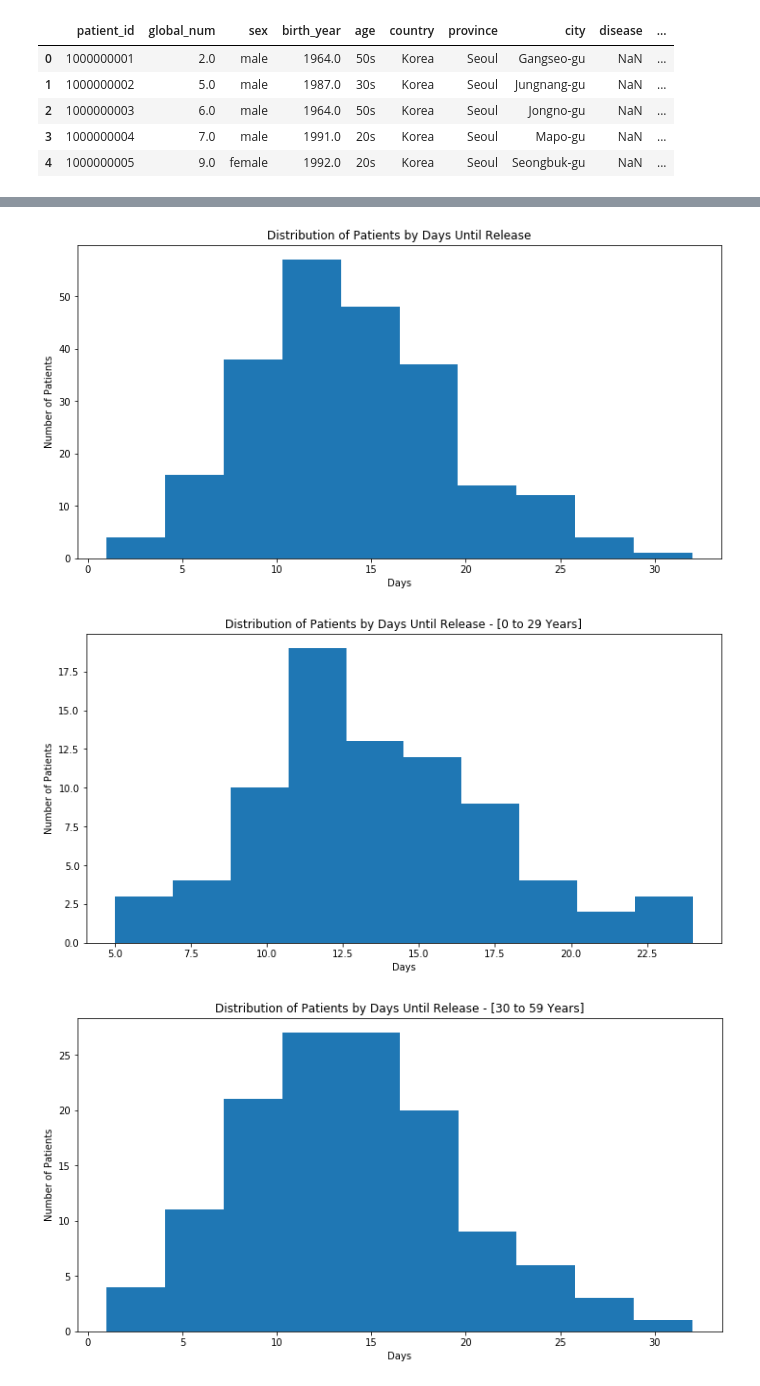
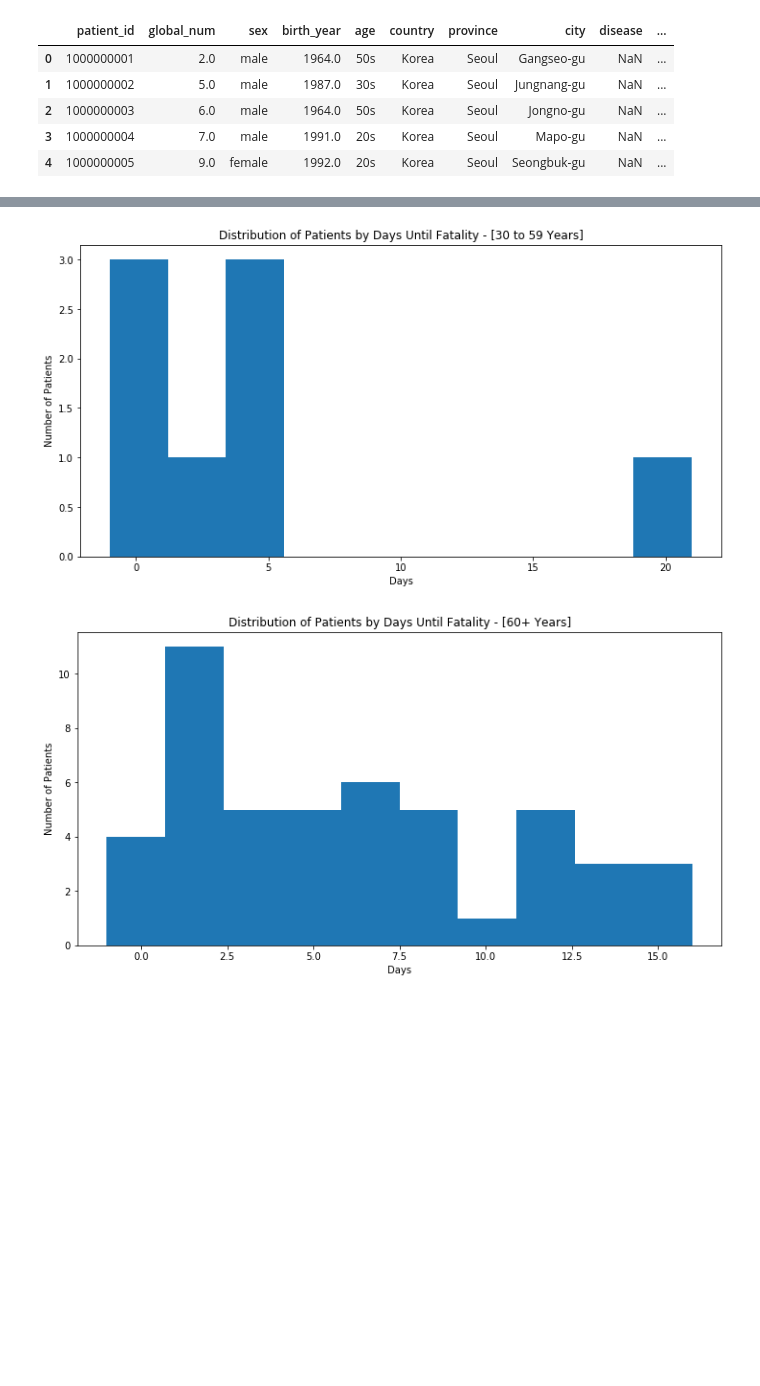
Before and after one commit to Thiagobc23/COVID-19, a Jupyter notebook: 03_patients.ipynb, the cells around one changed output, grey strips where cells are left out. Cells and saved outputs as stored; diff of their text form; code cells hidden in the pictures; blank space fills up the shorter version.

```diff
--- a/03_patients.ipynb
+++ b/03_patients.ipynb
@@ -12,8 +12,12 @@ df_patients.head()
 | 2 | 1000000003 | 6.0 | male | 1964.0 | 50s | Korea | Seoul | Jongno-gu | NaN | ... |
 | 3 | 1000000004 | 7.0 | male | 1991.0 | 20s | Korea | Seoul | Mapo-gu | NaN | ... |
 | 4 | 1000000005 | 9.0 | female | 1992.0 | 20s | Korea | Seoul | Seongbuk-gu | NaN | ... |
+# %%
+# remove 66's
+index = df_patients[df_patients['age'] == '66s']['age'].index[0]
+df_patients.at[index, 'age'] = "60s"
 # %%
-path = 'c:/py/covid19/data/uncover/covid_19_canada_open_data_working_group'
+path = 'data/canada/'
 df_can = pd.read_csv(path+'/public-covid-19-cases-canada.csv')
 df_can.head()
 
@@ -143,43 +284,23 @@ plt.savefig('pics/Age Distribution - Deceased Patients.png', facecolor='white',
 # %%
-df_released = df_patients[['confirmed_date', 'released_date', 'age']].dropna().copy()
-days = df_released['released_date'].astype('datetime64[ns]') - df_released['confirmed_date'].astype('datetime64[ns]')
-df_released['dif'] = [i.days for i in days]
-
-fig, ax = plt.subplots(1, figsize=(12,6))
-
-plt.hist(x=df_released['dif'], bins=10)
-plt.title('Distribution of Patients by Days Until Release')
-plt.xlabel('Days')
-plt.ylabel('Number of Patients')
-plt.savefig('pics/Distribution of Patients by Days Until Release.png', facecolor='white', edgecolor='none')
-
-# 0 to 29 Years
-fig, ax = plt.subplots(1, figsize=(12,6))
-
-plt.hist(x=df_released[df_released['age'].isin(['0s', '10s', '20s'])]['dif'], bins=10)
-plt.title('Distribution of Patients by Days Until Release - [0 to 29 Years]')
-plt.xlabel('Days')
-plt.ylabel('Number of Patients')
-plt.savefig('pics/Distribution of Patients by Days Until Release - 0to29.png', facecolor='white', edgecolor='none')
-
 # 30 to 59 Years
 fig, ax = plt.subplots(1, figsize=(12,6))
 
 plt.hist(x=df_released[df_released['age'].isin(['30s', '40s', '50s'])]['dif'], bins=10)
-plt.title('Distribution of Patients by Days Until Release - [30 to 59 Years]')
+plt.title('Distribution of Patients by Days Until Fatality - [30 to 59 Years]')
 plt.xlabel('Days')
 plt.ylabel('Number of Patients')
-plt.savefig('pics/Distribution of Patients by Days Until Release - 30to59.png', facecolor='white', edgecolor='none')
+#plt.savefig('img/Distribution of Patients by Days Until Fatality - 30to59.png', facecolor='white', edgecolor='none')
+plt.show()
 
 # 60 or more Years
 fig, ax = plt.subplots(1, figsize=(12,6))
 
 plt.hist(x=df_released[df_released['age'].isin(['60s', '70s', '80s', '90s'])]['dif'], bins=10)
-plt.title('Distribution of Patients by Days Until Release - [60+ Years]')
+plt.title('Distribution of Patients by Days Until Fatality - [60+ Years]')
 plt.xlabel('Days')
 plt.ylabel('Number of Patients')
-plt.savefig('pics/Distribution of Patients by Days Until Release - 60plus.png', facecolor='white', edgecolor='none')
+#plt.savefig('img/Distribution of Patients by Days Until Fatality - 60plus.png', facecolor='white', edgecolor='none')
+plt.show()
 # %% [output]
-[figure, old version]
+[figure, new version]
-[figure, old version]
+[figure, new version]
-[figure, removed]
```
Also changed, not shown: parts of 11 cells of this notebook, 34 other files.
